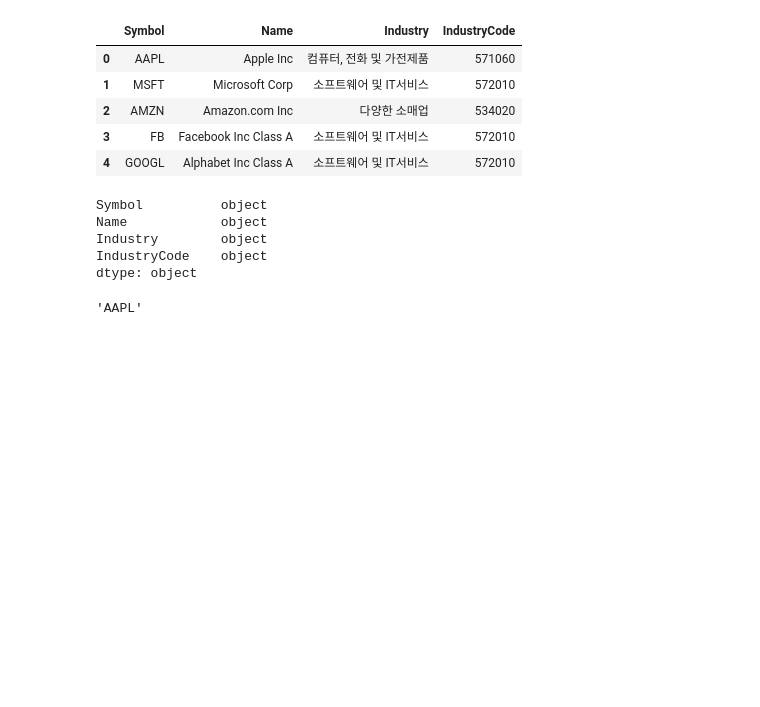
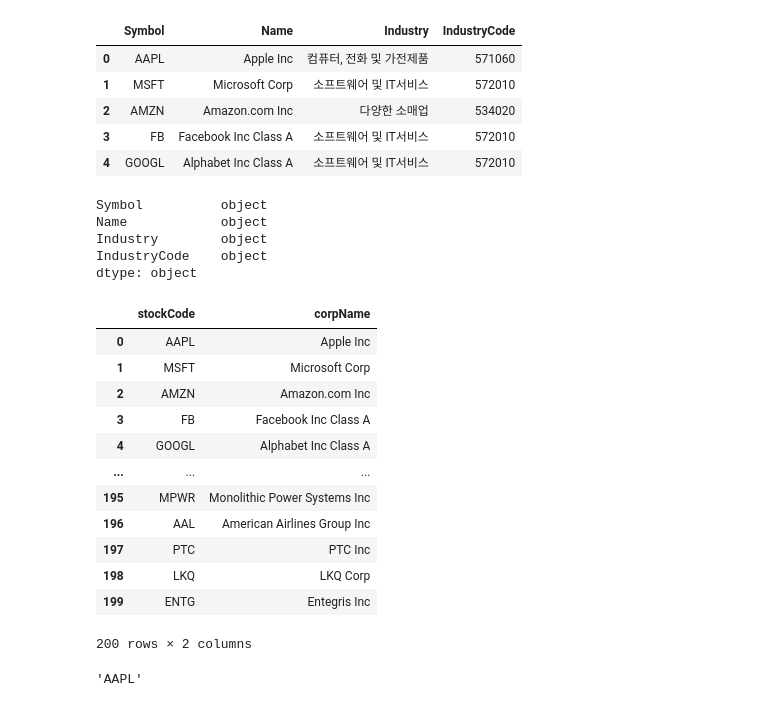
Before and after one commit to EST-94/python, a Jupyter notebook: financePrj/financePrj_demo.ipynb, the cells around one changed output. Drawn from its saved outputs; the diff is of its cells as text; code cells hidden in the pictures; blank space fills up the shorter version.

```diff
--- a/financePrj/financePrj_demo.ipynb
+++ b/financePrj/financePrj_demo.ipynb
@@ -45,6 +54,24 @@ dtype: object
 # 목표 시장 내 상위 200종목 선정
 symbolList = targetMarket.loc[:199, "Symbol"]
 nameList = targetMarket.loc[:199, "Name"]
+# %%
+t1 = pd.DataFrame(data = list(zip(symbolList, nameList)), columns = ['stockCode', 'corpName'])
+# %%
+t1
+# %% [output]
+|  | stockCode | corpName |
+| 0 | AAPL | Apple Inc |
+| 1 | MSFT | Microsoft Corp |
+| 2 | AMZN | Amazon.com Inc |
+| 3 | FB | Facebook Inc Class A |
+| 4 | GOOGL | Alphabet Inc Class A |
+| ... | ... | ... |
+| 195 | MPWR | Monolithic Power Systems Inc |
+| 196 | AAL | American Airlines Group Inc |
+| 197 | PTC | PTC Inc |
+| 198 | LKQ | LKQ Corp |
+| 199 | ENTG | Entegris Inc |
+200 rows × 2 columns
 # %%
 symbolList[0]
 # %% [output]
```
Also changed, not shown: parts of 8 cells of this notebook.
